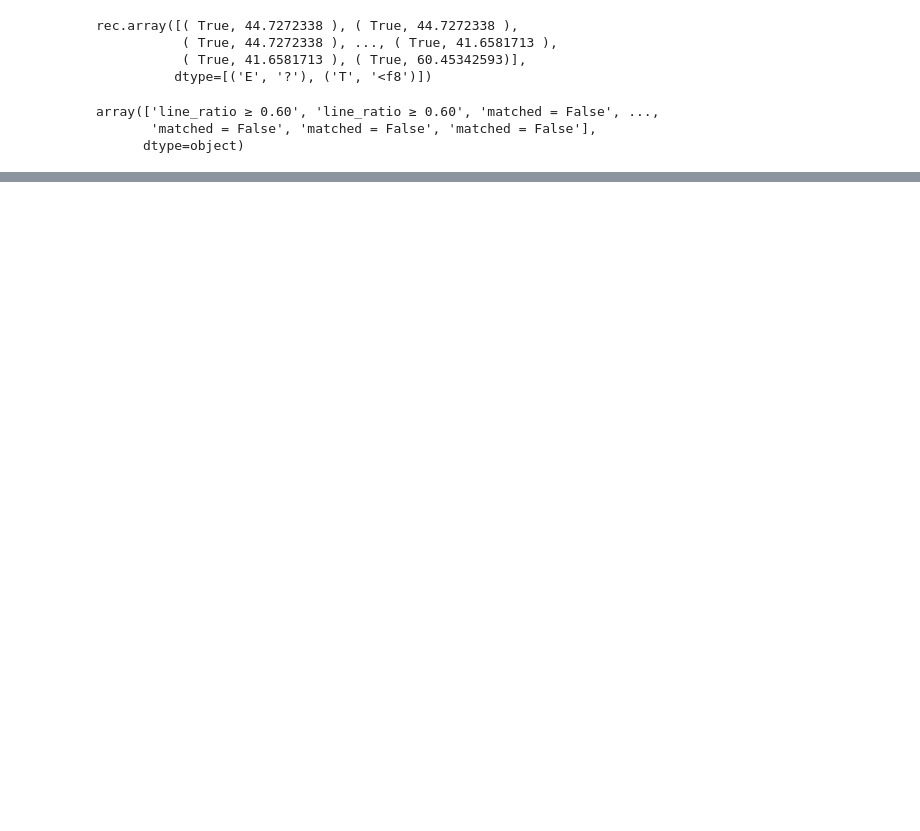
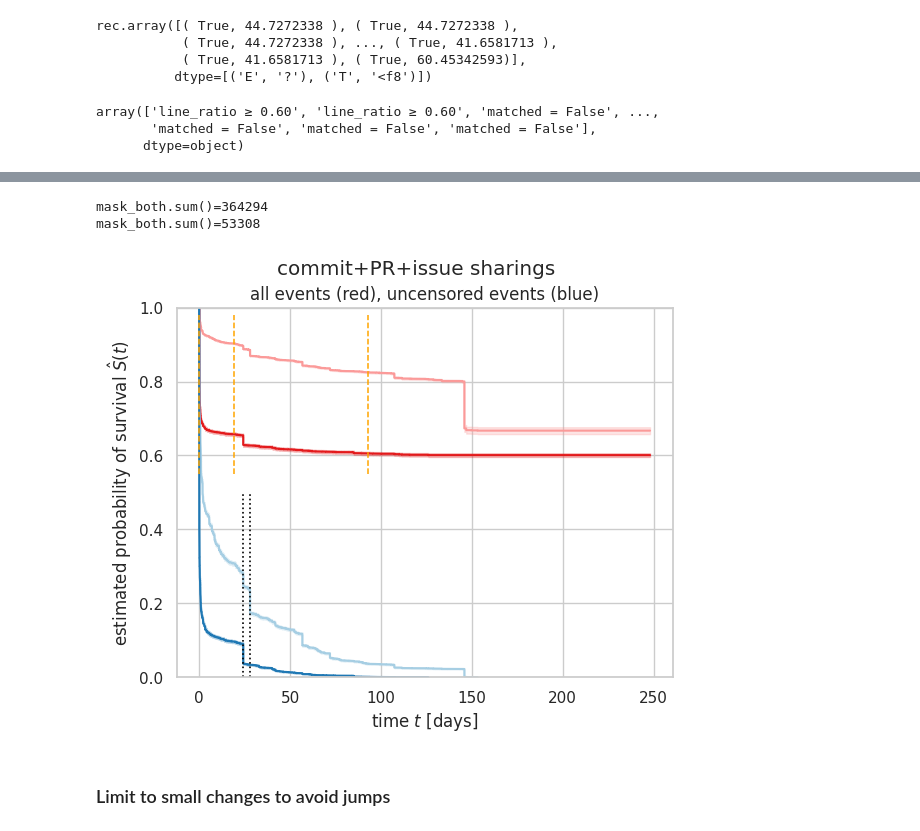
Before and after one commit to ncusi/MSR_Challenge_2024, a Jupyter notebook: notebooks/analyze_changes_survival.ipynb, the cells around one changed output, grey strips where cells are left out. Drawn from its saved outputs; the diff is of its cells as text; code cells hidden in the pictures; blank space fills up the shorter version.

```diff
--- a/notebooks/analyze_changes_survival.ipynb
+++ b/notebooks/analyze_changes_survival.ipynb
@@ -1974,0 +2035,3 @@ Dxy = -0.31926953926975066
+# %%
+T_counts=df_all_join[df_all_join['E']]['T'].value_counts()
+T_counts
@@ -1974,0 +2052,3 @@ Dxy = -0.31926953926975066
+# %%
+T_most_common_values=T_counts.iloc[[0,1]].index.to_list()
+T_most_common_values
@@ -1974,0 +2136,3 @@ Dxy = -0.31926953926975066
+# %%
+T_cens_counts=df_all_join[~df_all_join['E']]['T'].value_counts()
+T_cens_counts
@@ -1974,0 +2153,3 @@ Dxy = -0.31926953926975066
+# %%
+T_cens_counts_common=T_cens_counts.iloc[[0,1,2]].index.to_list()
+T_cens_counts_common
@@ -1974,0 +2206,28 @@ Dxy = -0.31926953926975066
+# %%
+show_stats=False
+
+sns.set_theme()
+sns.set_style('whitegrid')
+
+plot_lines_survival_pair(df_all_join,
+                         title="sharing all", color_pair_idx=2, show_stats=show_stats)
+plot_lines_survival_pair(df_all_join[df_all_join['E']],
+                         title="sharing event", color_pair_idx=0, show_stats=show_stats)
+
+plt.ylim(0, 1)
+plt.ylabel("estimated probability of survival $\hat{S}(t)$")
+plt.xlabel("time $t$ [days]")
+plt.suptitle("commit+PR+issue sharings")
+plt.title("all events (red), uncensored events (blue)")
+
+plt.vlines(x=T_most_common_values,ymin=0.0, ymax=0.5, colors='black', ls=':', lw=1.2)
+plt.vlines(x=T_cens_counts_common,ymin=0.55,ymax=0.98,colors='orange',ls='--',lw=1.1)
+
+#plt.legend(loc="center")
+plt.show()
+# %% [output]
+mask_both.sum()=364294
+mask_both.sum()=53308
+[figure, added]
+# %% [markdown]
+### Limit to small changes to avoid jumps
```
Also changed, not shown: parts of 53 cells of this notebook.
